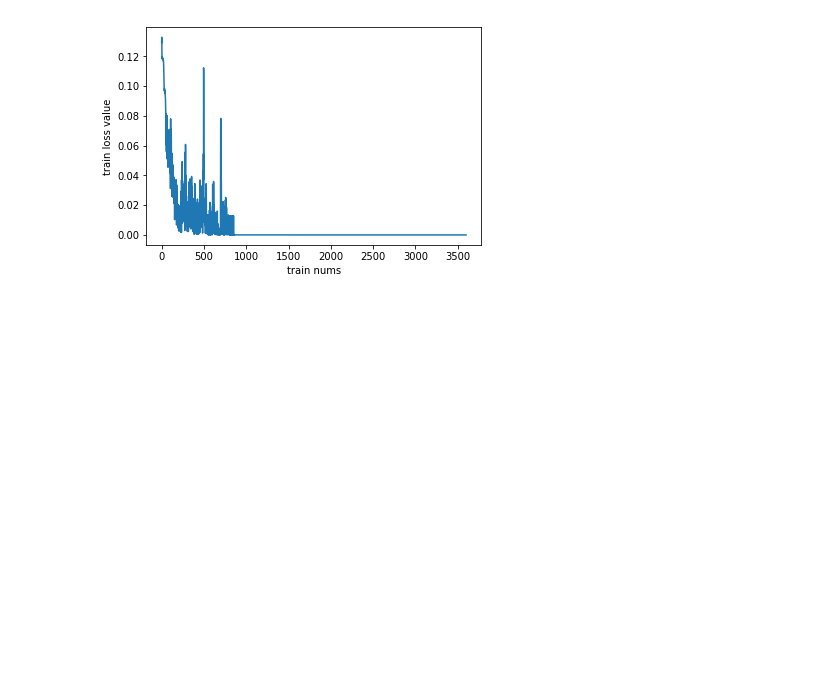
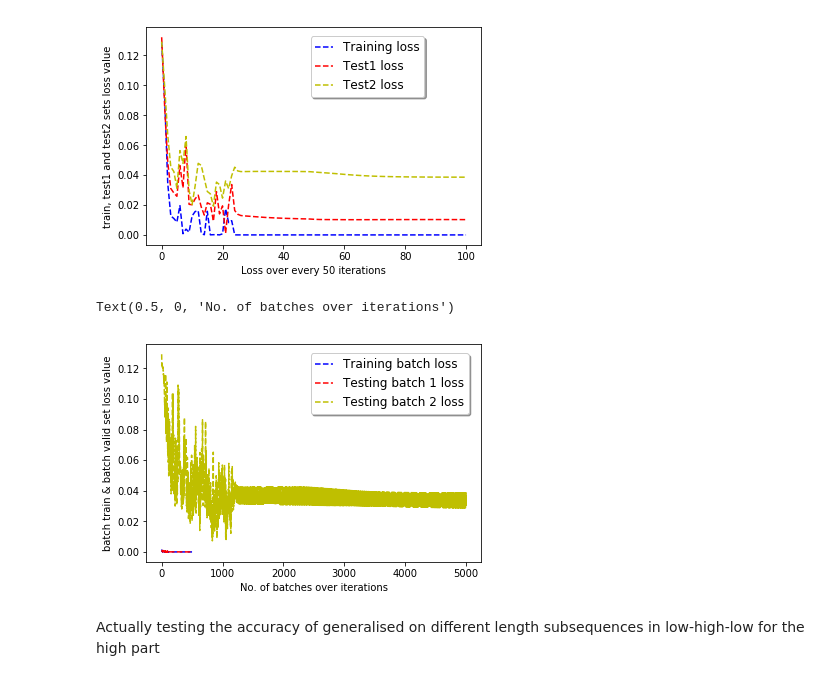
Before and after one commit to khushbooG9/Pointer-Netowrks-Using-Fast-Weights, a Jupyter notebook: code - colab/PtrFW_boundary.ipynb, the cells around one changed output. Cells and saved outputs as stored; diff of their text form; code cells hidden in the pictures; blank space fills up the shorter version.

```diff
--- a/code - colab/PtrFW_boundary.ipynb
+++ b/code - colab/PtrFW_boundary.ipynb
@@ -53,7 +58,7 @@ class fastweights(tf.keras.Model):
 # %%
-class PtrNetLSTM(tf.keras.Model):
-  def __init__(self, maxlen, batchsize, numblendunits, hiddensize=512): #J- input length, B-batch size, H-hidden units for lstm, D-blend units respectively
-    super(PtrNetLSTM, self).__init__()
+class PtrNetFW(tf.keras.Model):
+  def __init__(self, maxlen, batchsize, numblendunits=512, hiddensize=512): #J- input length, B-batch size, H-hidden units for lstm, D-blend units(basically size of V, same as hiddensize) respectively
+    super(PtrNetFW, self).__init__()
     self.maxlen = maxlen
     self.batchsize = batchsize
     self.hiddensize = hiddensize
@@ -62,8 +67,8 @@ class PtrNetLSTM(tf.keras.Model):
     self.input_dim = 1 # ignored, S-size of each vector
     self.generationsym = 20.0 #Used as starting value
     self.init = tf.random_normal_initializer(-0.08, 0.08)
-    self.encoder = fastweights(hiddensize, batch_size = batchsize,hidden_size=hiddensize)#tf.contrib.rnn.LSTMCell(hiddensize, initializer = self.init, dtype=tf.float32)
-    self.decoder = fastweights(hiddensize, batch_size = batchsize,hidden_size=hiddensize)#tf.contrib.rnn.LSTMCell(hiddensize, initializer = self.init, dtype=tf.float32)
+    self.encoder = fastweights(hiddensize, batch_size = batchsize,hidden_size=hiddensize)
+    self.decoder = fastweights(hiddensize, batch_size = batchsize,hidden_size=hiddensize)
     self.W_e = tf.Variable(tf.random_uniform([self.input_dim, hiddensize], -0.08, 0.08), dtype=tf.float32)
     self.B_e = tf.Variable(tf.random_uniform([batchsize, hiddensize], -0.08, 0.08), dtype=tf.float32)
     #For mapping the raw input to LSTM dimensions
@@ -107,7 +112,7 @@ class PtrNetLSTM(tf.keras.Model):
       d_part = tf.matmul(d_state, self.W2)  #BxD
       e_parts = []
       for index in range(self.maxlen):
-        #Use the .c values not.h of each state
+
         #J's of Bx1, flattening to  JxB
         e_part = tf.matmul(e_states[index] , self.W1)  #BxD
         rawblend = tf.nn.elu(e_part + d_part + self.B_ptr) #BxD
@@ -202,0 +176,6 @@ print(train[1].shape)
+# %%
+maxlen = 60
+samples = 1000
+train = set_of_seq(samples, maxlen, 5, 10) #Training set
+valid = set_of_seq(samples, maxlen, 5, 10) #Test set with same length for high subsequences
+test = set_of_seq(samples, maxlen, 11, 20) #Test set with different length for high subsequences
@@ -203,7 +184,5 @@ print(train[1].shape)
 # %%
 optimizer = tf.train.AdamOptimizer(0.005)
-maxlen = 60
 batch= 100
-blend = 256
-hidden = 256
-pn = PtrNetLSTM(maxlen, batch, blend, hidden)
+blend =hidden= 256
+pn = PtrNetFW(maxlen, batch, blend, hidden)
@@ -254,10 +256,24 @@ Final loss for training  set: 0.000000288
-# %%
-plt.plot(loss)
-
-plt.ylabel('train loss value')
-plt.xlabel('train nums')
-
-plt.show()
-# %% [output]
-[figure, removed]
+# %%
+
+plt.plot(trainloss[::50],'b--', validloss[::50], 'r--', testloss[::50], 'y--')
+plt.legend(('Training loss', 'Test1 loss' , 'Test2 loss'),
+           shadow=True, loc=(0.49, 0.68), handlelength=1.5, fontsize=12)
+
+plt.ylabel('train, test1 and test2 sets loss value')
+plt.xlabel('Loss over every 50 iterations')
+
+plt.show()
+
+plt.plot(trainbatchloss, 'b--', validbatchloss, 'r--', testloss, 'y--')
+plt.legend(('Training batch loss', 'Testing batch 1 loss', 'Testing batch 2 loss'),
+           shadow=True, loc=(0.49, 0.68), handlelength=1.5, fontsize=12)
+
+plt.ylabel('batch train & batch valid set loss value')
+plt.xlabel('No. of batches over iterations')
+# %% [output]
+[figure, added]
+Text(0.5, 0, 'No. of batches over iterations')
+[figure, added]
+# %% [markdown]
+Actually testing the accuracy of generalised on different length subsequences in low-high-low for the high part
 # %%
```
Also changed, not shown: parts of 12 cells of this notebook.
